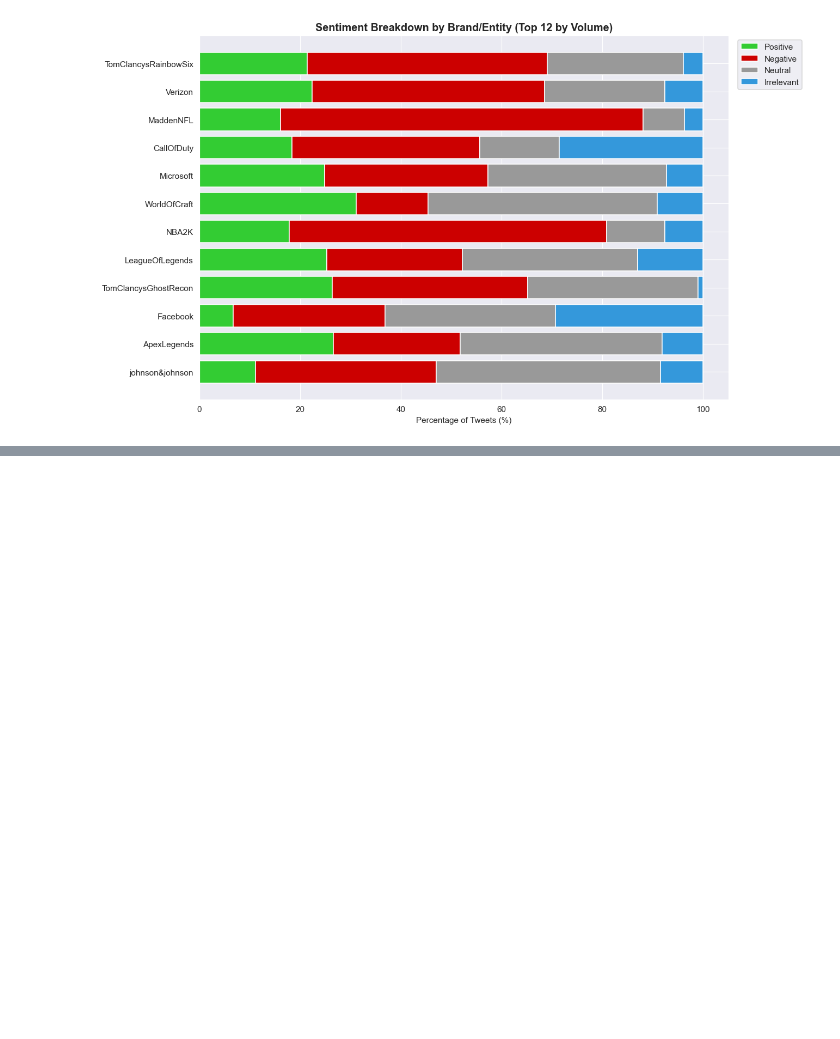
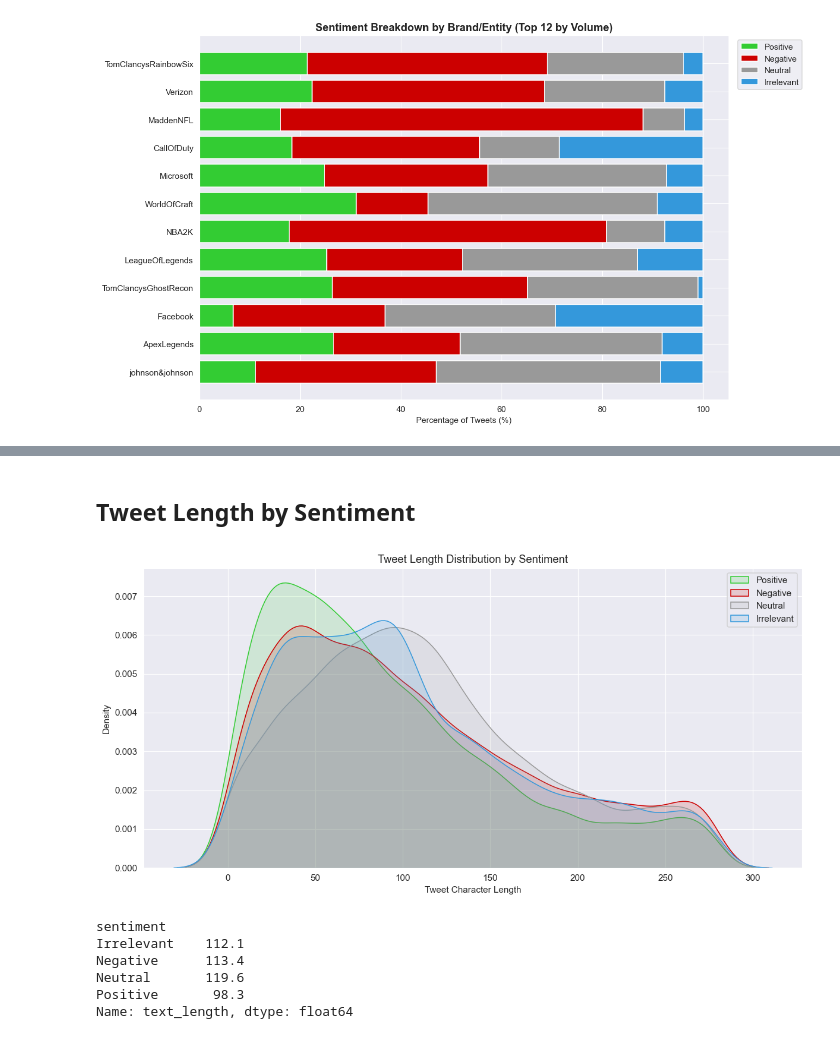
Before and after one commit to rajchachad17/PRODIGY_DS_04, a Jupyter notebook: Task_04.ipynb, the cells around one changed output, grey strips where cells are left out. Drawn from its saved outputs; the diff is of its cells as text; code cells hidden in the pictures; blank space fills up the shorter version.

```diff
--- a/Task_04.ipynb
+++ b/Task_04.ipynb
@@ -142,0 +193,27 @@ plt.show()
+# %% [markdown]
+## Tweet Length by Sentiment
+# %%
+df_clean['text_length'] = df_clean['text'].astype(str).apply(len)
+df_trim = df_clean[df_clean['text_length'] < 280]
+
+fig, ax = plt.subplots(figsize=(11, 5.5))
+for s in sentiment_order:
+    sns.kdeplot(df_trim[df_trim['sentiment'] == s]['text_length'],
+                label=s, color=palette[s], fill=True, alpha=0.15, ax=ax)
+
+plt.xlabel('Tweet Character Length')
+plt.ylabel('Density')
+plt.title('Tweet Length Distribution by Sentiment')
+ax.legend()
+plt.tight_layout()
+plt.show()
+
+print(df_clean.groupby('sentiment')['text_length'].mean().round(1))
+# %% [output]
+[figure, added]
+sentiment
+Irrelevant    112.1
+Negative      113.4
+Neutral       119.6
+Positive       98.3
+Name: text_length, dtype: float64
```
Also changed, not shown: parts of 6 cells of this notebook.
